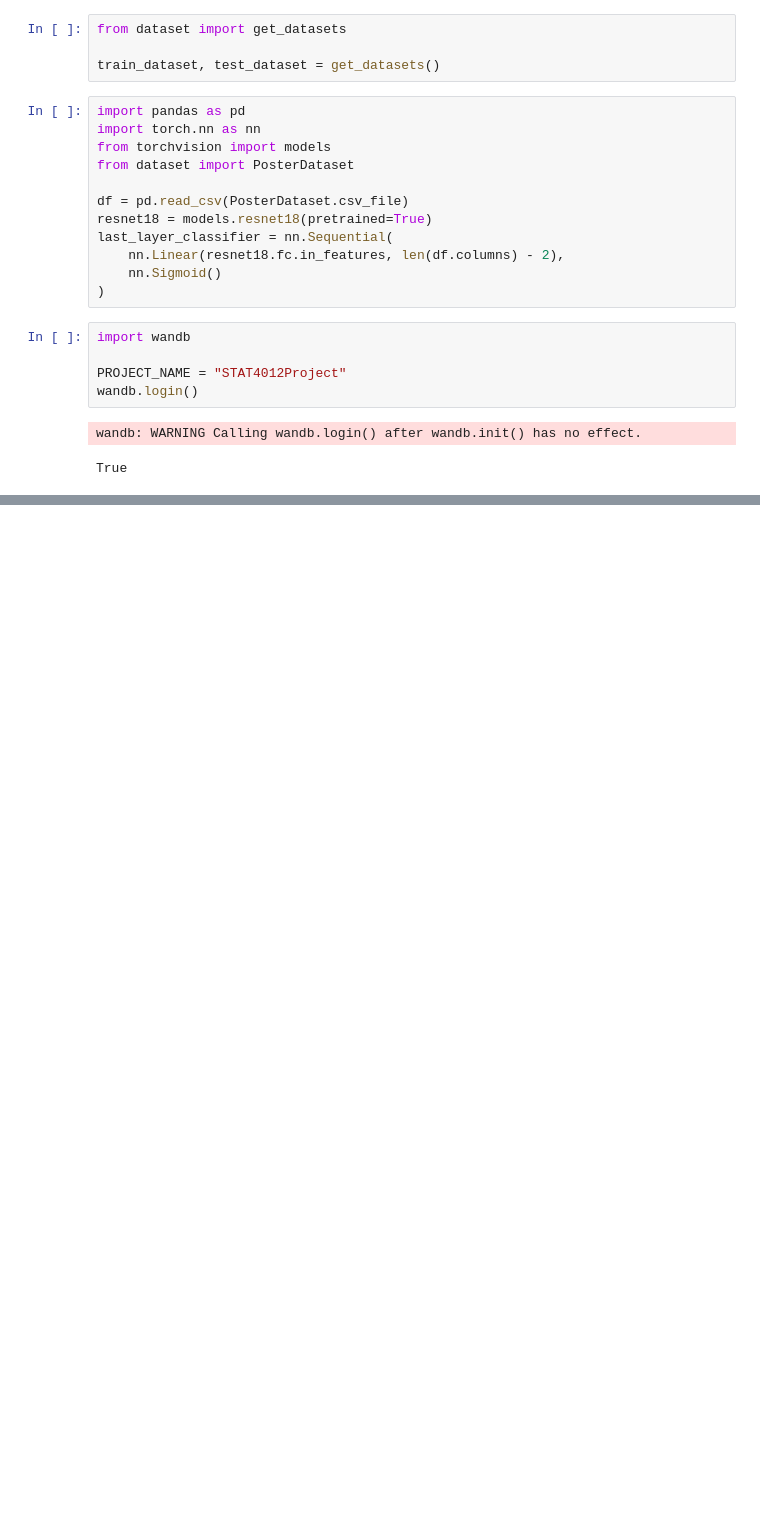
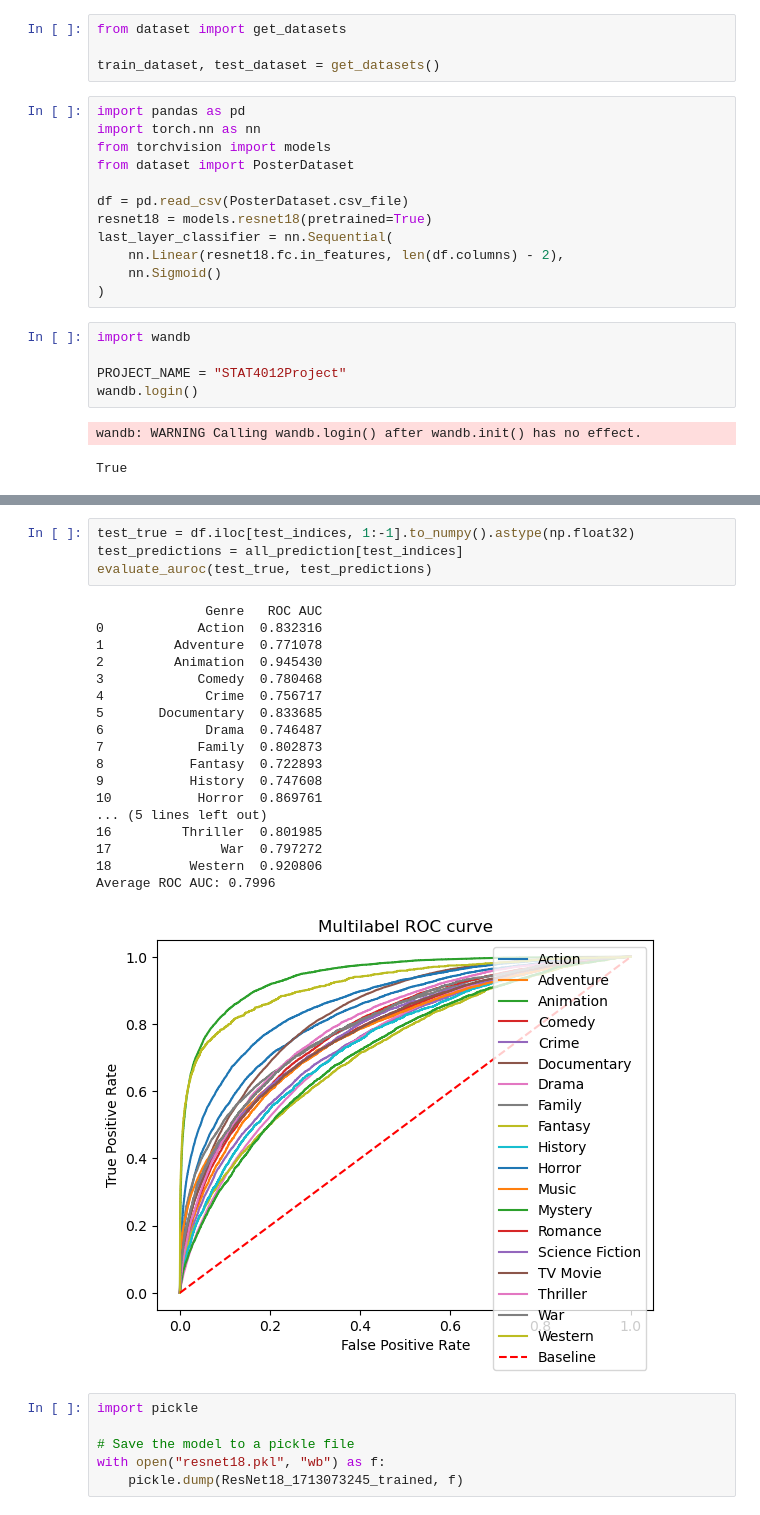
Before and after one commit to BorisLeung/STAT4012, a Jupyter notebook: Resnet18.ipynb, the cells around one changed output, grey strips where cells are left out. Saved outputs shown, nothing was run; the diff lists cells and outputs as text; blank space fills up the shorter version.

```diff
--- a/Resnet18.ipynb
+++ b/Resnet18.ipynb
@@ -55,0 +162,29 @@ trainer.fit(model_resnet18, train_loader, validation_loader)
+# %%
+test_true = df.iloc[test_indices, 1:-1].to_numpy().astype(np.float32)
+test_predictions = all_prediction[test_indices]
+evaluate_auroc(test_true, test_predictions)
+# %% [output]
+              Genre   ROC AUC
+0            Action  0.832316
+1         Adventure  0.771078
+2         Animation  0.945430
+3            Comedy  0.780468
+4             Crime  0.756717
+5       Documentary  0.833685
+6             Drama  0.746487
+7            Family  0.802873
+8           Fantasy  0.722893
+9           History  0.747608
+10           Horror  0.869761
+... (5 lines left out)
+16         Thriller  0.801985
+17              War  0.797272
+18          Western  0.920806
+Average ROC AUC: 0.7996
+[figure, added]
+# %%
+import pickle
+
+# Save the model to a pickle file
+with open("resnet18.pkl", "wb") as f:
+    pickle.dump(ResNet18_1713073245_trained, f)
```
Also changed, not shown: parts of 8 cells of this notebook, 2 other files.
